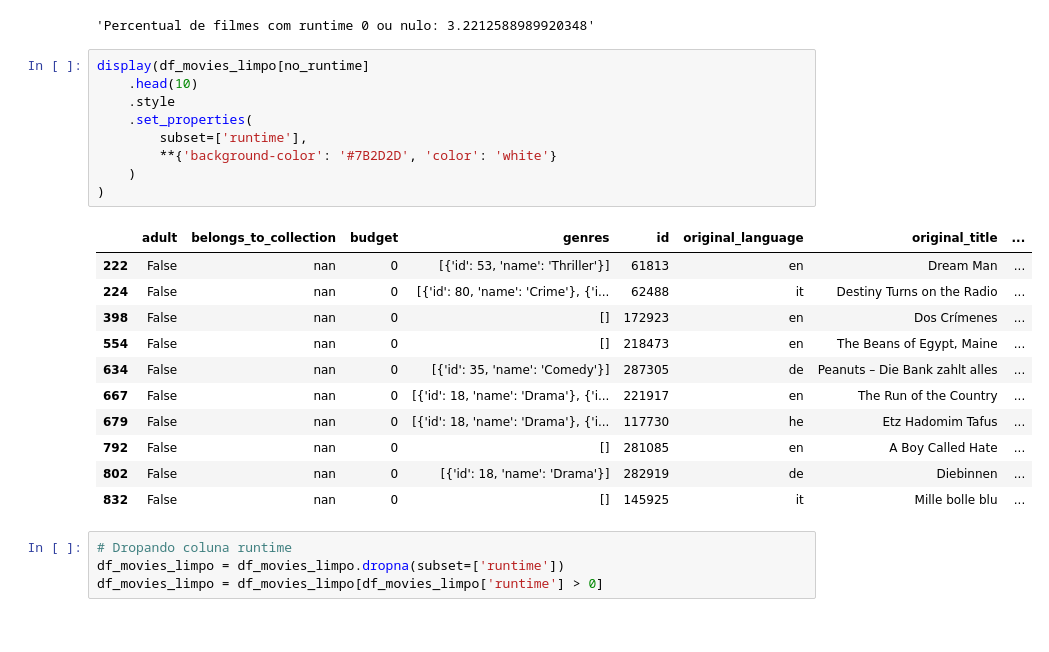
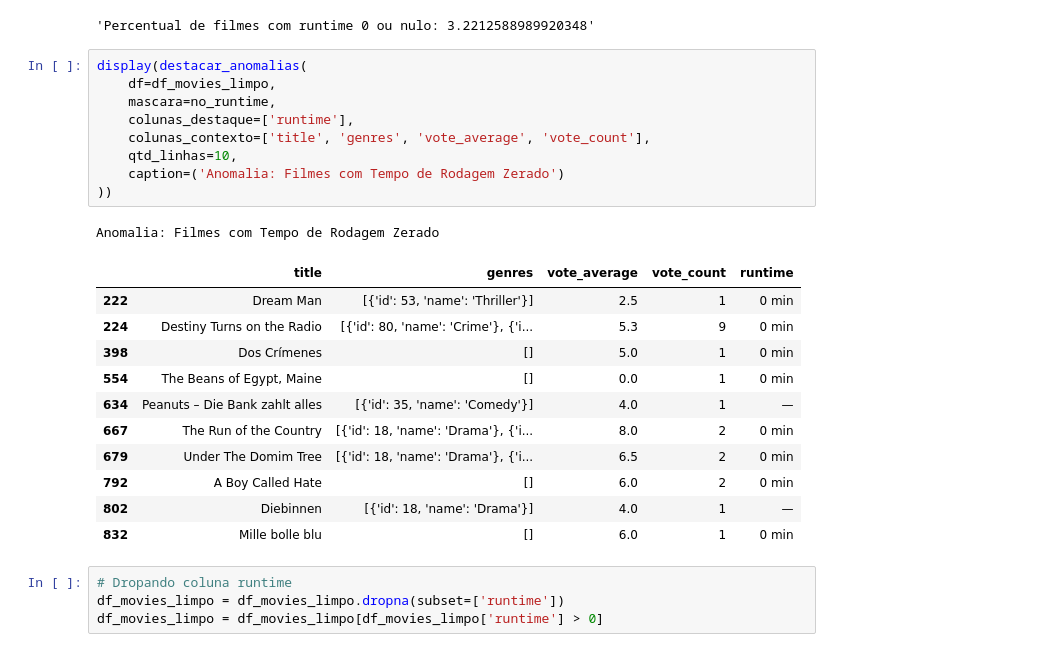
Before and after one commit to AleCecilio/entertainment_industry_performance_analysis, a Jupyter notebook: notebooks/02_eda_movies.ipynb, the cells around one changed output. Saved outputs shown, nothing was run; the diff lists cells and outputs as text.

```diff
--- a/notebooks/02_eda_movies.ipynb
+++ b/notebooks/02_eda_movies.ipynb
@@ -481,26 +506,27 @@ display(f"Percentual de filmes com runtime 0 ou nulo: {per_filmes_no_runtime}")
 'Numero de filmes com runtime 0 ou nulo: 1371'
 'Percentual de filmes com runtime 0 ou nulo: 3.2212588989920348'
 # %%
-display(df_movies_limpo[no_runtime]
-    .head(10)
-    .style
-    .set_properties(
-        subset=['runtime'],
-        **{'background-color': '#7B2D2D', 'color': 'white'}
-    )
-)
+display(destacar_anomalias(
+    df=df_movies_limpo,
+    mascara=no_runtime,
+    colunas_destaque=['runtime'],
+    colunas_contexto=['title', 'genres', 'vote_average', 'vote_count'],
+    qtd_linhas=10,
+    caption=('Anomalia: Filmes com Tempo de Rodagem Zerado')
+))
 # %% [output]
+Anomalia: Filmes com Tempo de Rodagem Zerado
-|  | adult | belongs_to_collection | budget | genres | id | original_language | original_title | ... |
-| 222 | False | nan | 0 | [{'id': 53, 'name': 'Thriller'}] | 61813 | en | Dream Man | ... |
-| 224 | False | nan | 0 | [{'id': 80, 'name': 'Crime'}, {'i... | 62488 | it | Destiny Turns on the Radio | ... |
-| 398 | False | nan | 0 | [] | 172923 | en | Dos Crímenes | ... |
-| 554 | False | nan | 0 | [] | 218473 | en | The Beans of Egypt, Maine | ... |
-| 634 | False | nan | 0 | [{'id': 35, 'name': 'Comedy'}] | 287305 | de | Peanuts – Die Bank zahlt alles | ... |
-| 667 | False | nan | 0 | [{'id': 18, 'name': 'Drama'}, {'i... | 221917 | en | The Run of the Country | ... |
-| 679 | False | nan | 0 | [{'id': 18, 'name': 'Drama'}, {'i... | 117730 | he | Etz Hadomim Tafus | ... |
-| 792 | False | nan | 0 | [] | 281085 | en | A Boy Called Hate | ... |
-| 802 | False | nan | 0 | [{'id': 18, 'name': 'Drama'}] | 282919 | de | Diebinnen | ... |
-| 832 | False | nan | 0 | [] | 145925 | it | Mille bolle blu | ... |
+|  | title | genres | vote_average | vote_count | runtime |
+| 222 | Dream Man | [{'id': 53, 'name': 'Thriller'}] | 2.5 | 1 | 0 min |
+| 224 | Destiny Turns on the Radio | [{'id': 80, 'name': 'Crime'}, {'i... | 5.3 | 9 | 0 min |
+| 398 | Dos Crímenes | [] | 5.0 | 1 | 0 min |
+| 554 | The Beans of Egypt, Maine | [] | 0.0 | 1 | 0 min |
+| 634 | Peanuts – Die Bank zahlt alles | [{'id': 35, 'name': 'Comedy'}] | 4.0 | 1 | — |
+| 667 | The Run of the Country | [{'id': 18, 'name': 'Drama'}, {'i... | 8.0 | 2 | 0 min |
+| 679 | Under The Domim Tree | [{'id': 18, 'name': 'Drama'}, {'i... | 6.5 | 2 | 0 min |
+| 792 | A Boy Called Hate | [] | 6.0 | 2 | 0 min |
+| 802 | Diebinnen | [{'id': 18, 'name': 'Drama'}] | 4.0 | 1 | — |
+| 832 | Mille bolle blu | [] | 6.0 | 1 | 0 min |
 # %%
 # Dropando coluna runtime
 df_movies_limpo = df_movies_limpo.dropna(subset=['runtime'])
```
Also changed, not shown: parts of 11 cells of this notebook, 3 other files.
